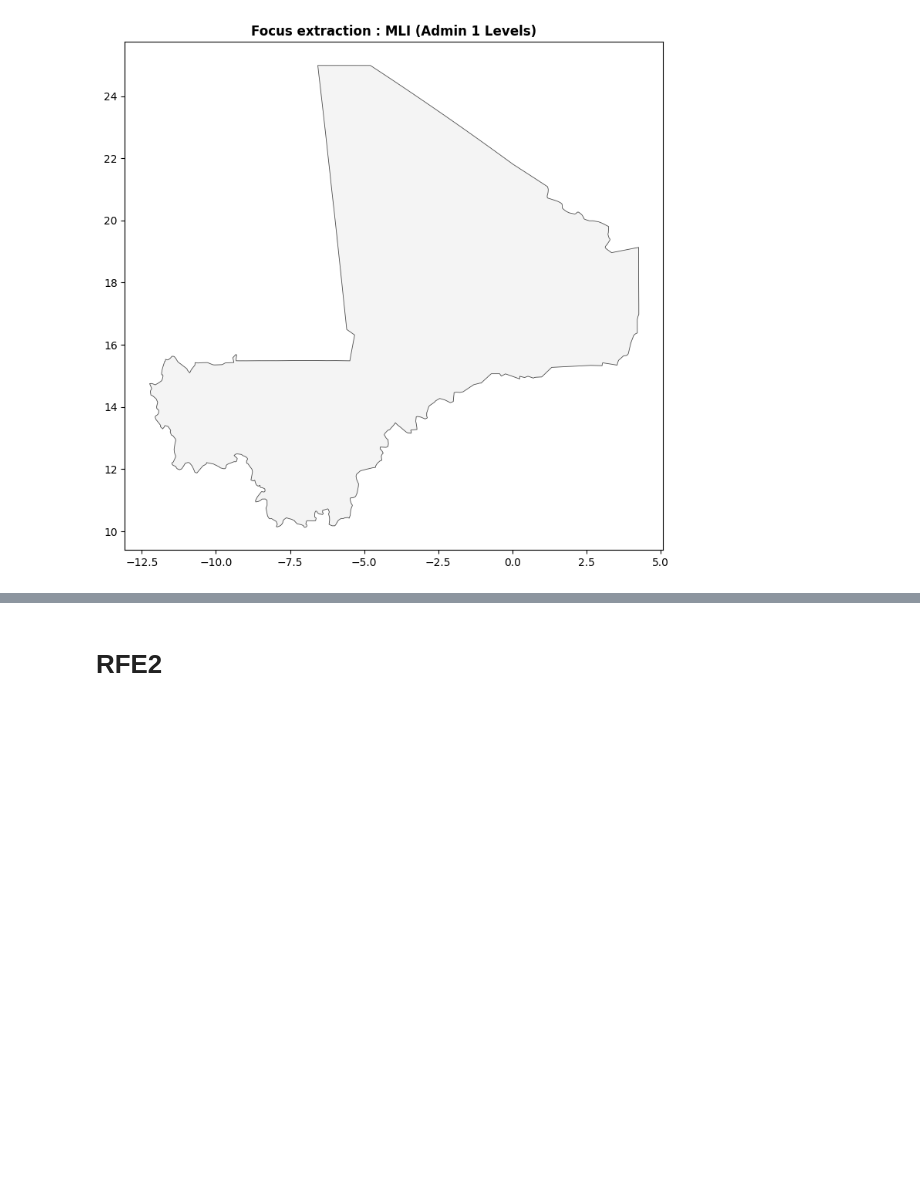
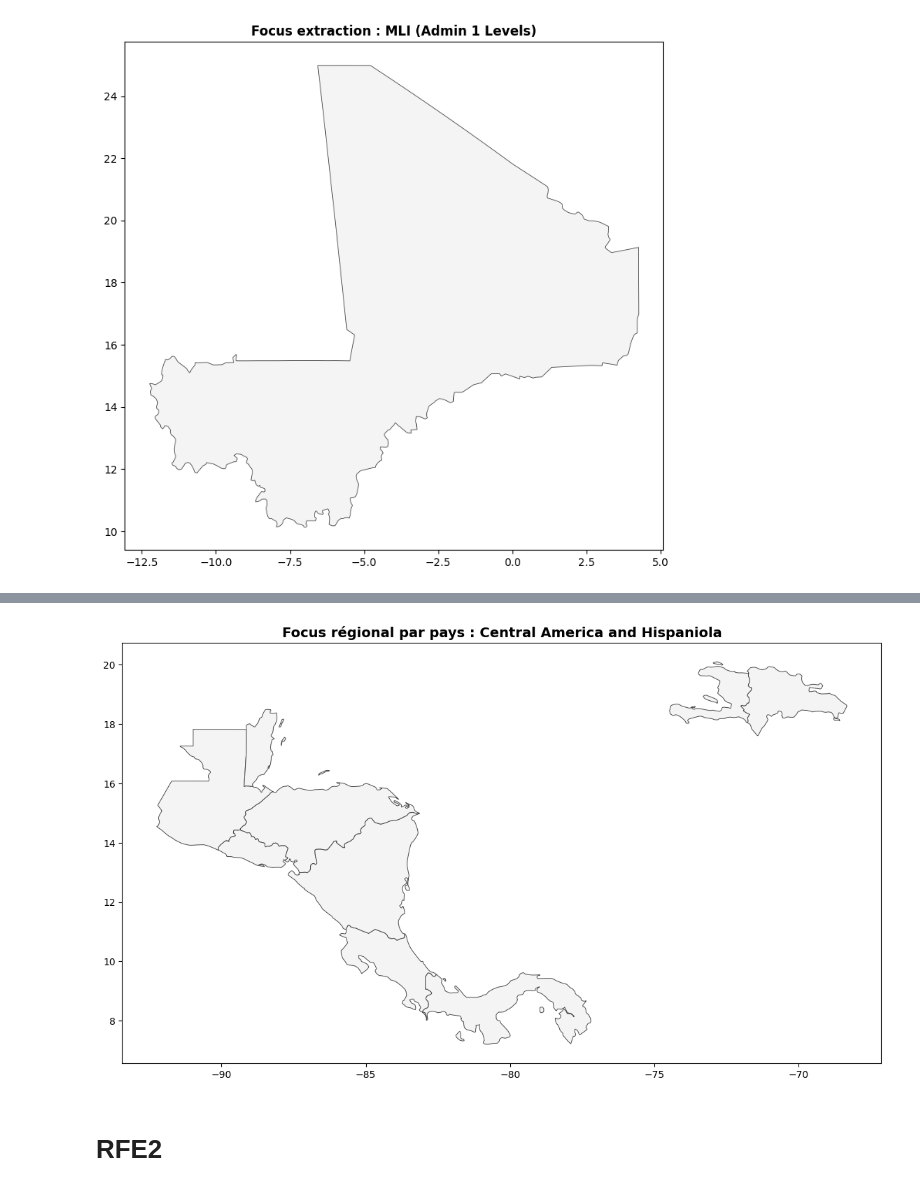
Before and after one commit to elmamounedieye/pycmt, a Jupyter notebook: src/pycmt/modules/Untitled-1.ipynb, the cells around one changed output, grey strips where cells are left out. Saved outputs shown, nothing was run; the diff lists cells and outputs as text; code cells hidden in the pictures; blank space fills up the shorter version.

```diff
--- a/src/pycmt/modules/Untitled-1.ipynb
+++ b/src/pycmt/modules/Untitled-1.ipynb
@@ -2408,0 +2498,88 @@ if not country_focus.empty:
+# %%
+from pathlib import Path
+import geopandas as gpd
+import matplotlib.pyplot as plt
+from shapely.validation import make_valid
+
+# 1. Configuration des chemins d'accès
+# Nom de la région cible et du dossier de sauvegarde
+target_region_name = "Central America and Hispaniola"
+region_folder_name = "central_america_hispaniola"
+iso_code = "CAH"
+base_dir = Path.cwd().resolve().parent / "data"
+# Modifiez le nom du fichier ci-dessous pour correspondre à votre nouveau Shapefile
+world_shp_path = base_dir / "gis_resources" / "countries" / "WRL_adm1" / "WRL_adm1.shp"
+output_dir = base_dir / "gis_resources" / "countries" / f"{iso_code}_adm"
+
+
+
+cached_shp_path = output_dir / f"{iso_code}_adm1.shp"
+
+# 2. DICTIONNAIRE DE REGROUPEMENT (Basé sur l'attribut 'ISO_3DIGIT' de votre fichier)
+REGIONS_DICTIONARY = {
+    "Central America and Hispaniola": [
+        "BLZ", "CRI", "SLV", "GTM", "HND", "NIC", "PAN",  # Amérique Centrale
+        "DOM", "HTI"                                      # Hispaniola (République Dominicaine, Haïti)
+    ],
+    "West Africa": ["BEN", "BFA", "CPV", "CIV", "GMB", "GHA", "GIN", "GNB", "LBR", "MLI", "MRT", "NER", "NGA", "SEN", "SLE", "TGO"],
+    "East Africa": ["BDI", "COM", "DJI", "ERI", "ETH", "KEN", "MDG", "MWI", "MUS", "MOZ", "RWA", "SEY", "SOM", "SSD", "TZA", "UGA", "ZMB", "ZWE"],
+    "Southern Africa": ["BWA", "LSO", "NAM", "ZAF", "SWZ"],
+    "Northern South America": ["COL", "VEN", "GUY", "SUR", "ECU", "PER"],
+    "Central Asia": ["KAZ", "KGZ", "TJK", "TKM", "UZB"]
+}
+
+
+if cached_shp_path.exists():
+    print(f"🔍 Region found. Loading region : {target_region_name}...")
+    region_focus = gpd.read_file(cached_shp_path)
+else:
+    # 4. Première exécution : Chargement et filtrage depuis le Shapefile mondial
+    if not world_shp_path.exists():
+        raise FileNotFoundError(f"❌ Le fichier mondial source est introuvable : {world_shp_path}")
+
+    print("🌍 Chargement du nouveau Shapefile mondial par pays (génération rapide)...")
+    world = gpd.read_file(world_shp_path)
+
+    print(f"✂️ Extraction et assemblage de la zone : {target_region_name}...")
+
+    # Utilisation de la colonne 'ISO_3DIGIT' propre à votre nouveau Shapefile
+    if target_region_name in REGIONS_DICTIONARY:
+        iso_list = REGIONS_DICTIONARY[target_region_name]
+        # On ne garde que les lignes dont le code ISO est dans notre liste régionale
+        region_focus = world[world["ISO_3DIGIT"].isin(iso_list)].copy()
+    else:
+        raise ValueError(f"❌ La région '{target_region_name}' n'est pas définie dans le dictionnaire.")
+
+    if region_focus.empty:
+        print(f"❌ Erreur : Aucun pays trouvé pour la liste de codes ISO fournie.")
+    else:
+        # Nettoyage et réparation géométrique de sécurité
+        region_focus = region_focus.to_crs("EPSG:4326")
+        region_focus["geometry"] = region_focus.geometry.apply(make_valid)
+        region_focus = region_focus[region_focus.is_valid & (~region_focus.geometry.is_empty)]
+
+        # Sauvegarde de la région pays extraite pour le futur
+        cached_shp_path.parent.mkdir(parents=True, exist_ok=True)
+        print(f"💾 Sauvegarde du Shapefile régional pays dans {cached_shp_path.parent}...")
+        region_focus.to_file(cached_shp_path)
+
+# 5. Calcul de la zone de visualisation automatique et affichage de contrôle
+if not region_focus.empty:
+    bounds = region_focus.total_bounds
+    pad = 1.0  # Marge spatiale pour le cadrage
+    extent_box = [
+        bounds[0] - pad,
+        bounds[2] + pad,
+        bounds[1] - pad,
+        bounds[3] + pad,
+    ]
+    print(f"🎯 Focus géographique régional calculé (Extent pour Cartopy) : {extent_box}")
+
+    # Visualisation graphique de contrôle de la zone extraite
+    fig, ax = plt.subplots(figsize=(14, 8))
+    # On colorie en fonction du nom du pays ('CNTRY_NAME') pour bien les distinguer
+    #region_focus.plot(ax=ax, facecolor="#f4f4f4",column="CNTRY_NAME", cmap="Set3", edgecolor="#4a4a4a", linewidth=0.7)
+    region_focus.plot(ax=ax, facecolor="#f4f4f4", edgecolor="#4a4a4a", linewidth=0.7)
+    ax.set_title(f"Focus régional par pays : {target_region_name}", fontsize=14, fontweight='bold')
+    plt.show()
+# %% [output]
@@ -2409,3 +2590,4 @@ if not country_focus.empty:
+[figure, added]
 # %%
 world
 # %% [markdown]
```
Also changed, not shown: parts of 2 cells of this notebook, 1 other file.
